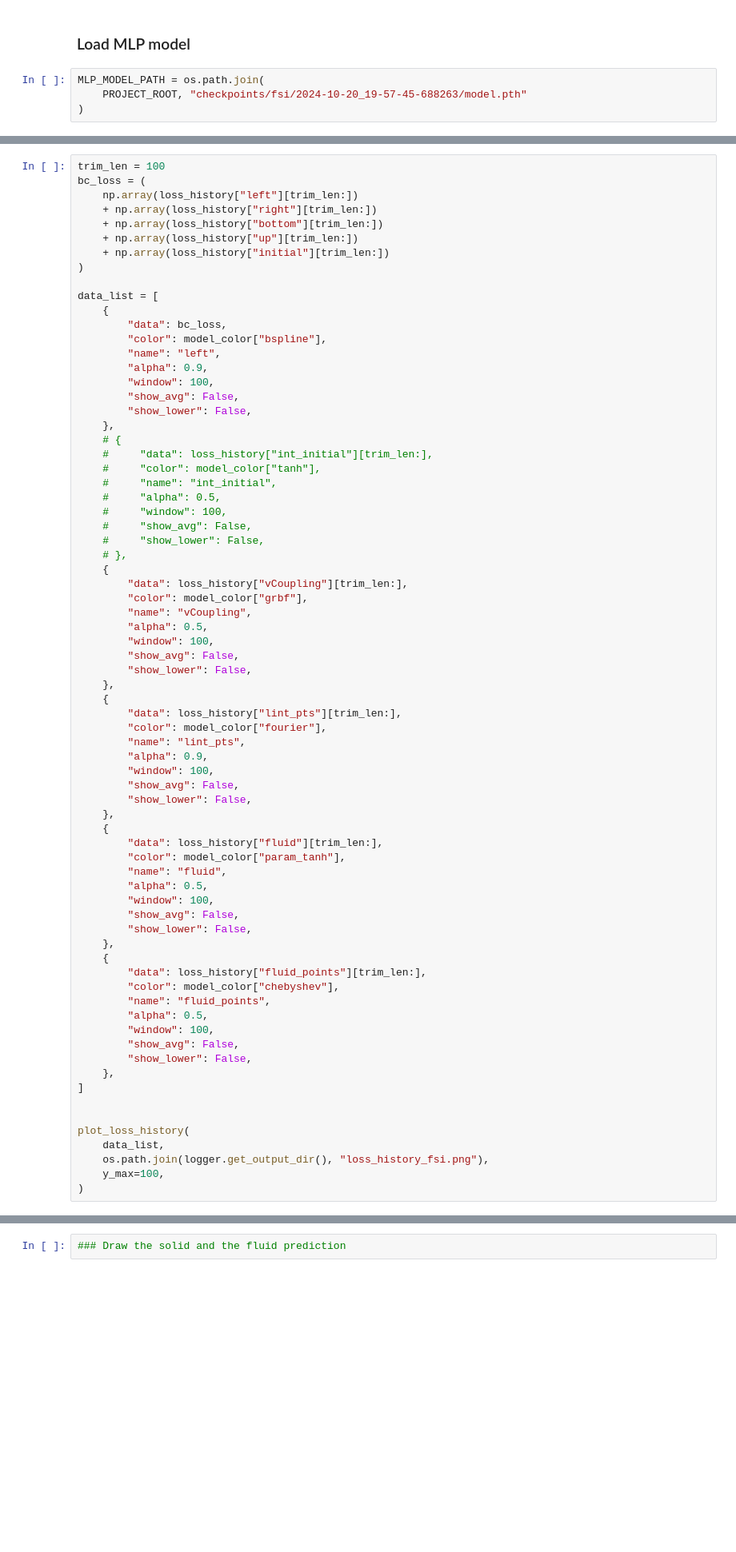
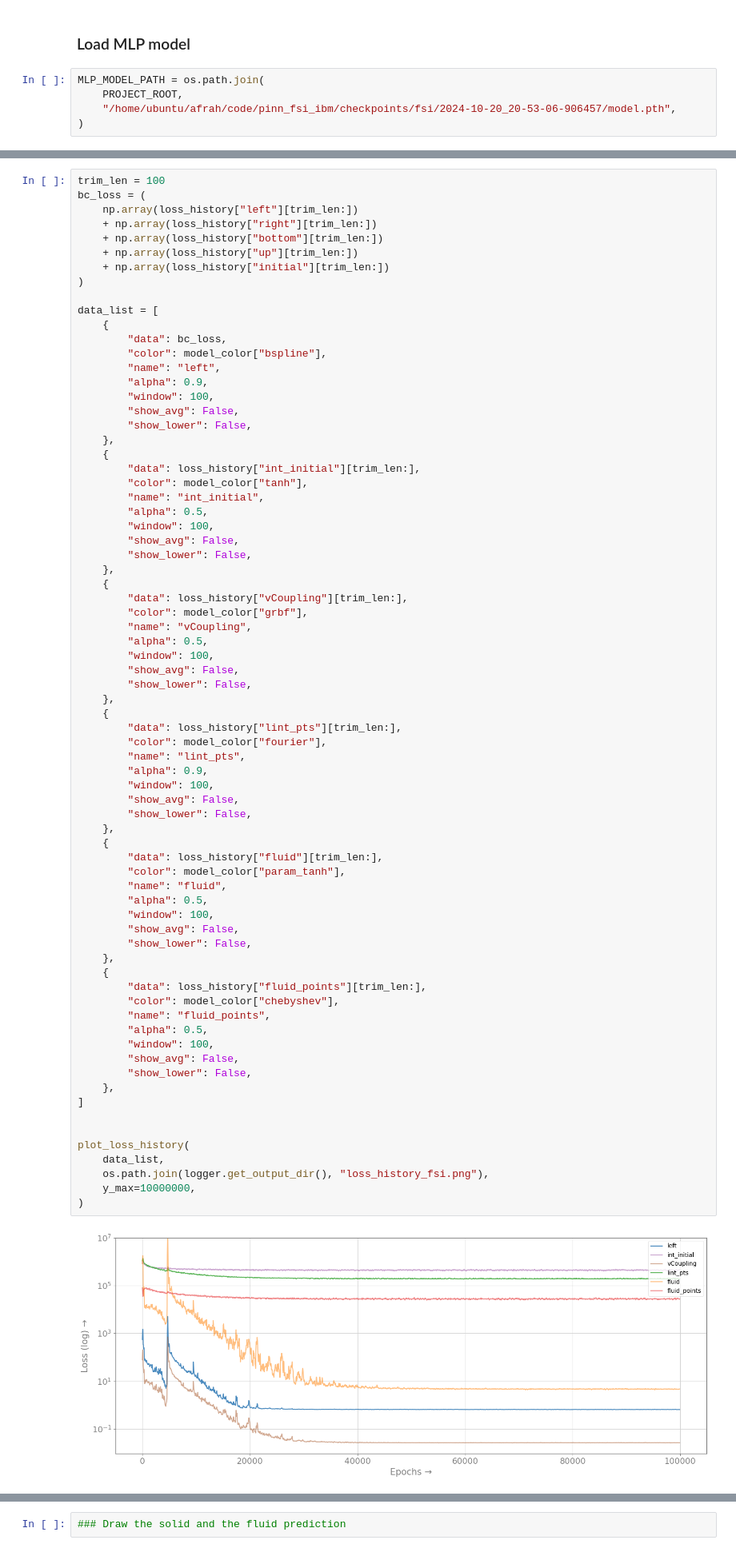
Before and after one commit to afrah/pinn_fsi_ibm, a Jupyter notebook: src/notebook/M1/test_fsi_single_model.ipynb, the cells around one changed output, grey strips where cells are left out. Shown: that part at 80% size. Cells and saved outputs as stored; diff of their text form; blank space fills up the shorter version.

```diff
--- a/src/notebook/M1/test_fsi_single_model.ipynb
+++ b/src/notebook/M1/test_fsi_single_model.ipynb
@@ -329,7 +335,8 @@ p_error2: 8.959e+01
 ### Load MLP model
 # %%
 MLP_MODEL_PATH = os.path.join(
-    PROJECT_ROOT, "checkpoints/fsi/2024-10-20_19-57-45-688263/model.pth"
+    PROJECT_ROOT,
+    "/home/ubuntu/afrah/code/pinn_fsi_ibm/checkpoints/fsi/2024-10-20_20-53-06-906457/model.pth",
 )
 # %%
 # Initialize models to None
@@ -401,15 +427,15 @@ data_list = [
         "show_avg": False,
         "show_lower": False,
     },
-    # {
-    #     "data": loss_history["int_initial"][trim_len:],
-    #     "color": model_color["tanh"],
-    #     "name": "int_initial",
-    #     "alpha": 0.5,
-    #     "window": 100,
-    #     "show_avg": False,
-    #     "show_lower": False,
-    # },
+    {
+        "data": loss_history["int_initial"][trim_len:],
+        "color": model_color["tanh"],
+        "name": "int_initial",
+        "alpha": 0.5,
+        "window": 100,
+        "show_avg": False,
+        "show_lower": False,
+    },
     {
         "data": loss_history["vCoupling"][trim_len:],
         "color": model_color["grbf"],
@@ -426,34 +452,36 @@ data_list = [
         "alpha": 0.9,
         "window": 100,
         "show_avg": False,
         "show_lower": False,
     },
     {
         "data": loss_history["fluid"][trim_len:],
         "color": model_color["param_tanh"],
         "name": "fluid",
         "alpha": 0.5,
         "window": 100,
         "show_avg": False,
         "show_lower": False,
     },
     {
         "data": loss_history["fluid_points"][trim_len:],
         "color": model_color["chebyshev"],
         "name": "fluid_points",
         "alpha": 0.5,
         "window": 100,
         "show_avg": False,
         "show_lower": False,
     },
 ]
 
 
 plot_loss_history(
     data_list,
     os.path.join(logger.get_output_dir(), "loss_history_fsi.png"),
-    y_max=100,
+    y_max=10000000,
 )
+# %% [output]
+[figure, added]
 # %%
 with torch.no_grad():
     mlp_prediction_fluid = mlp_model_fluid.forward(
```
Also changed, not shown: parts of 12 cells of this notebook, 2 other files.
